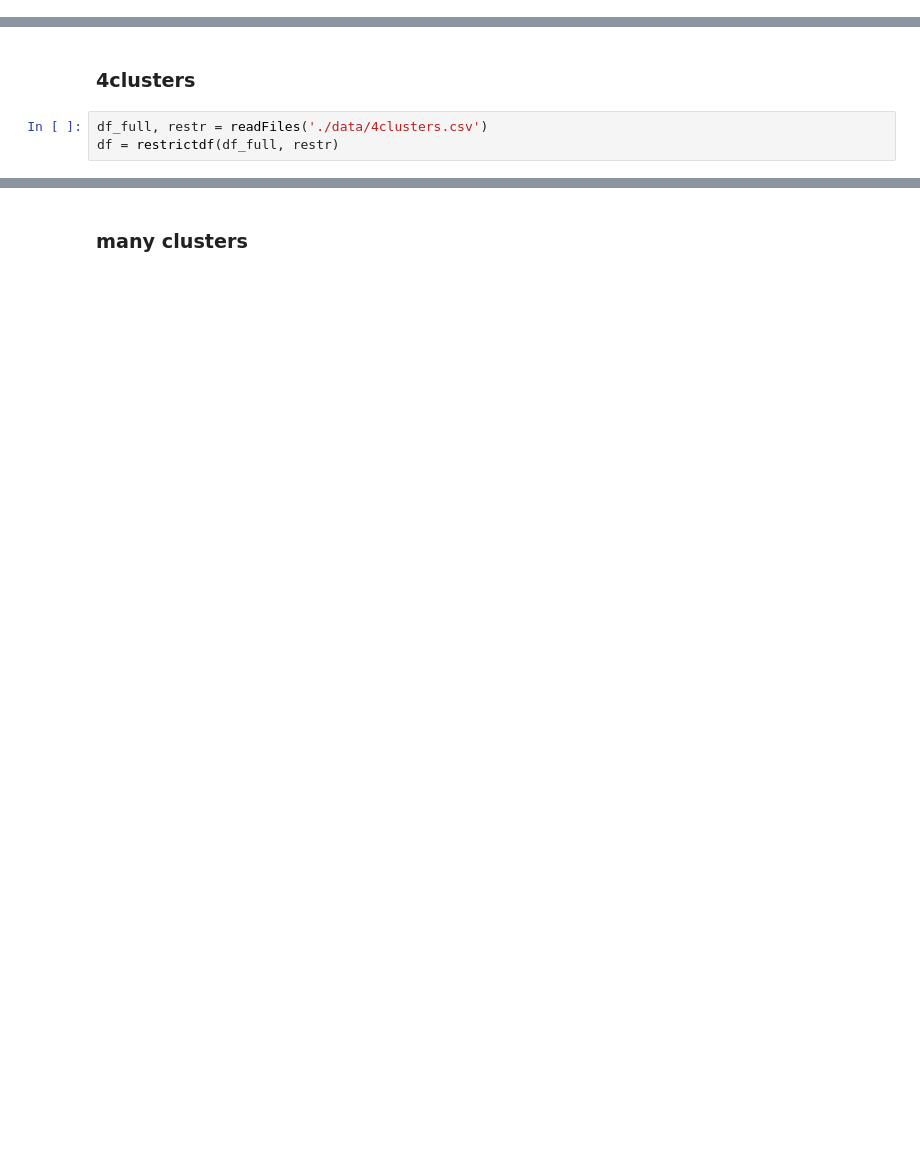
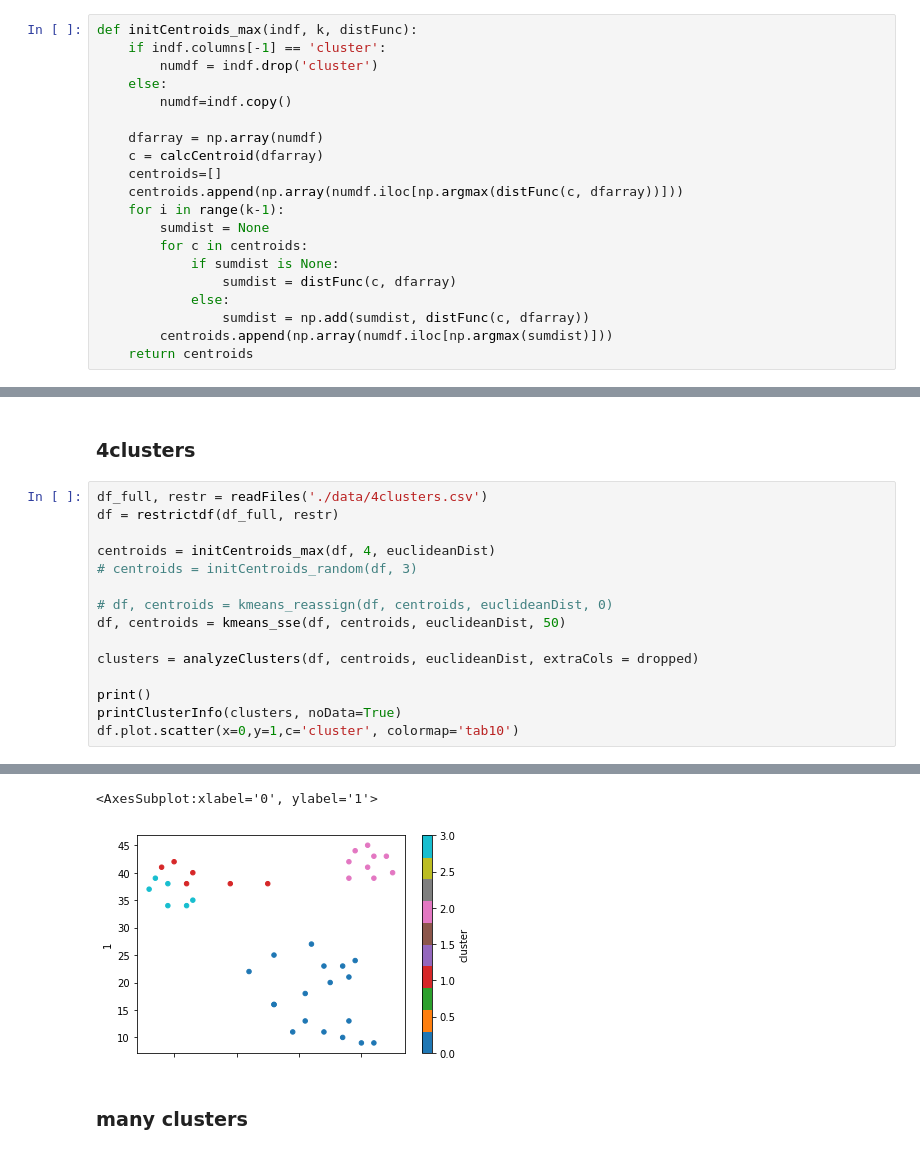
Before and after one commit to taylorbedrosian/Lab04-466-UnsupervisedLearning, a Jupyter notebook: kmeans.ipynb, the cells around one changed output, grey strips where cells are left out. Saved outputs shown, nothing was run; the diff lists cells and outputs as text; blank space fills up the shorter version.

```diff
--- a/kmeans.ipynb
+++ b/kmeans.ipynb
@@ -91,3 +70,23 @@ print(initCentroids_max(df, 4, euclideanDist))
+# %%
+def initCentroids_max(indf, k, distFunc):
+    if indf.columns[-1] == 'cluster':
+        numdf = indf.drop('cluster')
+    else:
+        numdf=indf.copy()
+
+    dfarray = np.array(numdf)
+    c = calcCentroid(dfarray)
+    centroids=[]
+    centroids.append(np.array(numdf.iloc[np.argmax(distFunc(c, dfarray))]))
+    for i in range(k-1):
+        sumdist = None
+        for c in centroids:
+            if sumdist is None:
+                sumdist = distFunc(c, dfarray)
+            else:
+                sumdist = np.add(sumdist, distFunc(c, dfarray))
+        centroids.append(np.array(numdf.iloc[np.argmax(sumdist)]))
+    return centroids
 # %%
 # pass a ***vectorized*** distance function: dist(point, pointArray)
 # dataframe must be numeric other than last column
@@ -266,3 +288,16 @@ numPoints: 39
 # %%
 df_full, restr = readFiles('./data/4clusters.csv')
 df = restrictdf(df_full, restr)
+
+centroids = initCentroids_max(df, 4, euclideanDist)
+# centroids = initCentroids_random(df, 3)
+
+# df, centroids = kmeans_reassign(df, centroids, euclideanDist, 0)
+df, centroids = kmeans_sse(df, centroids, euclideanDist, 50)
+
+clusters = analyzeClusters(df, centroids, euclideanDist, extraCols = dropped)
+
+print()
+printClusterInfo(clusters, noData=True)
+df.plot.scatter(x=0,y=1,c='cluster', colormap='tab10')
+# %% [output]
@@ -269,2 +321,4 @@ df = restrictdf(df_full, restr)
+<AxesSubplot:xlabel='0', ylabel='1'>
+[figure, added]
 # %% [markdown]
 ### many clusters
```
Also changed, not shown: parts of 7 cells of this notebook.
